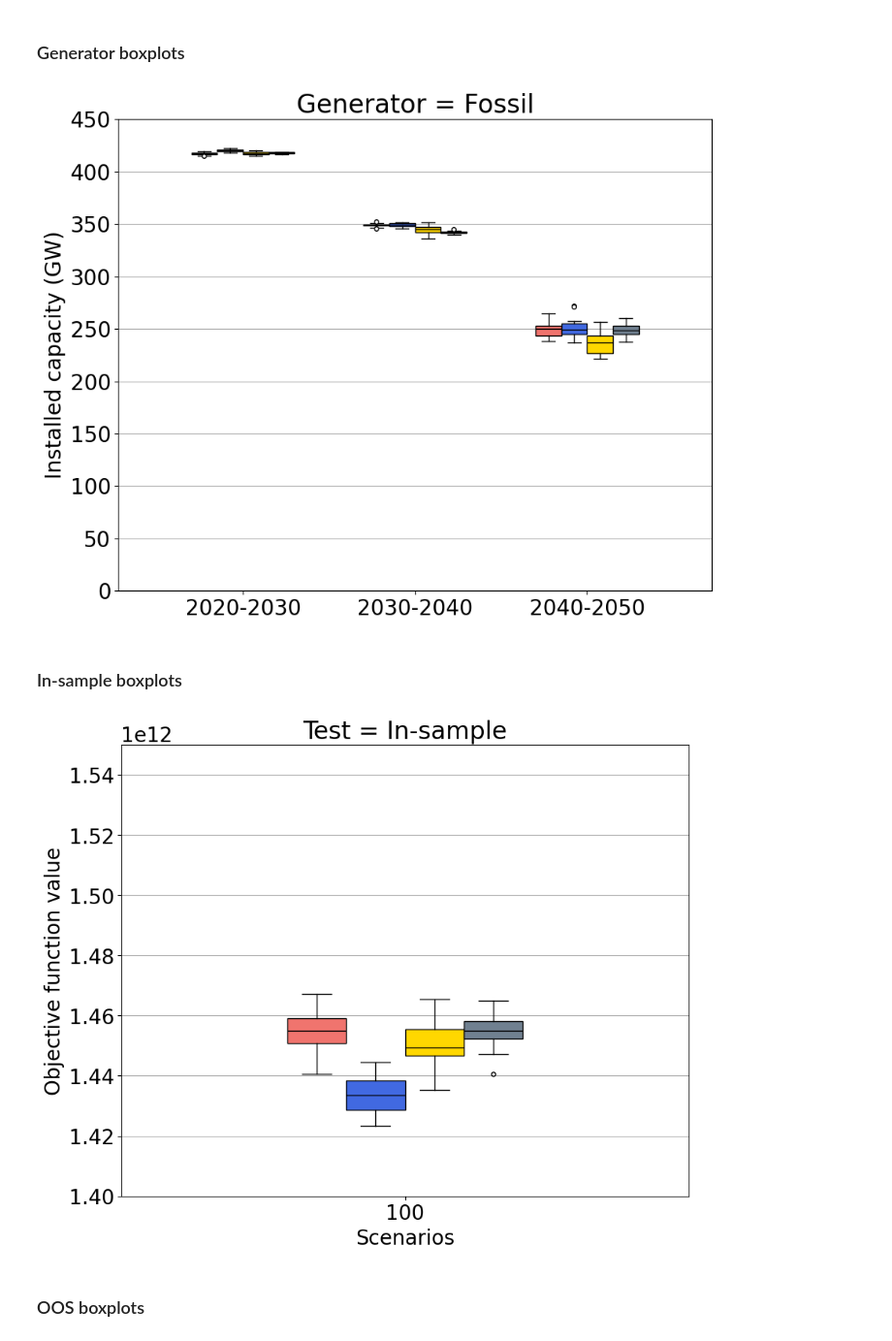
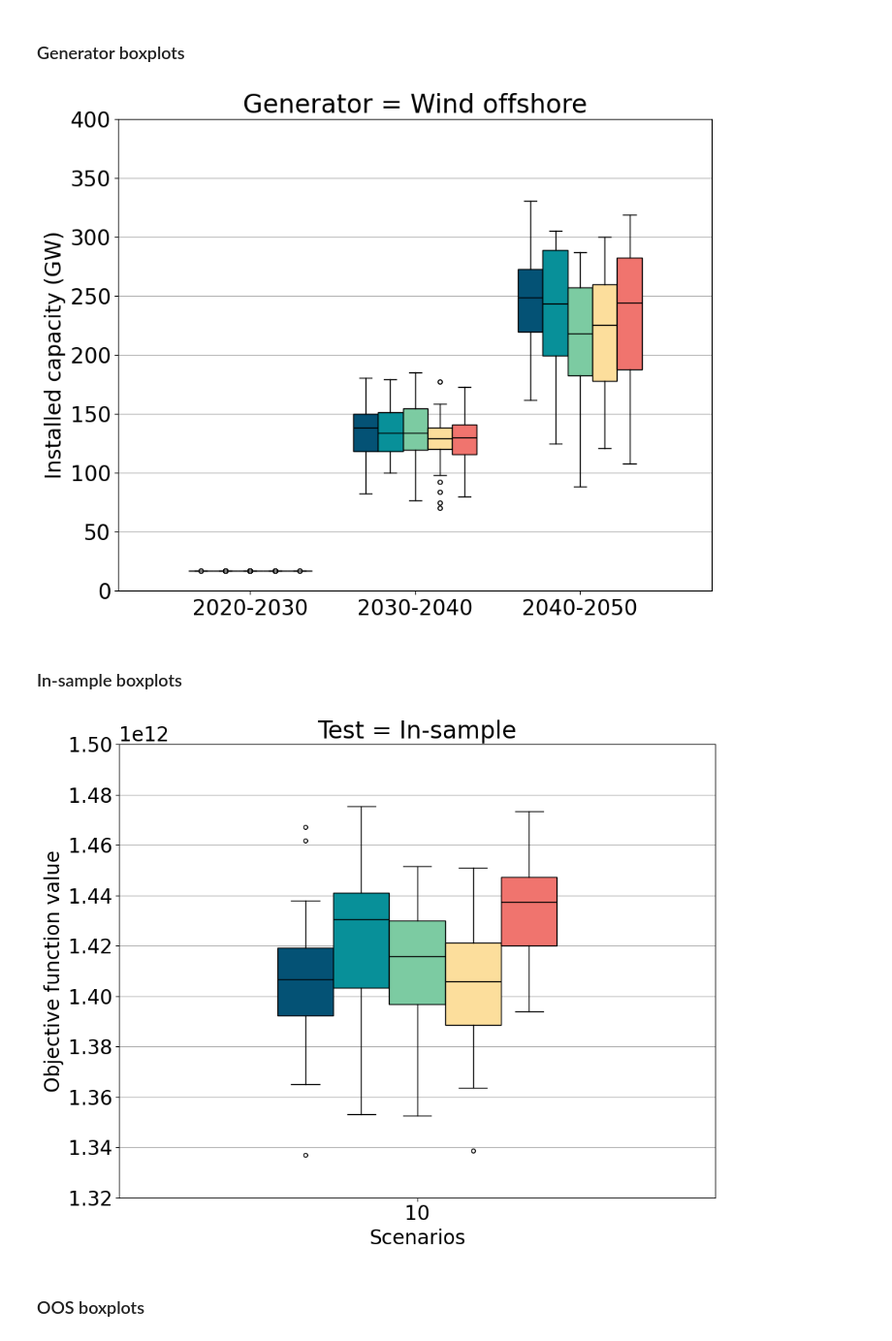
Before and after one commit to iverlg/masteroppgave, a Jupyter notebook: is_and_oos_analysis.ipynb, the cells around one changed output. Shown: that part at 97% size. Drawn from its saved outputs; the diff is of its cells as text; code cells hidden in the pictures.

Commit message:
fix boxplots

```diff
--- a/is_and_oos_analysis.ipynb
+++ b/is_and_oos_analysis.ipynb
@@ -5,10 +5,10 @@ import matplotlib.patches as mpatches
 import matplotlib.pyplot as plt
 import pandas as pd
 
-#methods = ["basic", "moment20", "filter10", "copula20", "copula-filter10", "copula-filter-wind10", "copula-filter-solar10", "copula-filter-combo10"]
+methods = ["basic", "moment20", "filter10", "copula20", "copula-filter10", "copula-filter-wind10", "copula-filter-solar10", "copula-filter-combo10"]
 #num_scenarios = [10, 50, 100]
 #methods = ["copula-filter10", "copula-filter100", "copula-filter-wind10", "copula-filter-solar10", "copula-filter-combo10"]
-methods = ["copula-filter5", "copula-filter10", "copula-filter25", "copula-filter100"]
+#methods = ["copula-filter5", "copula-filter10", "copula-filter25", "copula-filter100"]
 num_scenarios = [100]
 
 final_rows = []
@@ -46,10 +50,10 @@ result_df
 # %% [markdown]
 ### OOS
 # %%
-#methods = ["basic", "moment20", "filter10", "copula20", "copula-filter10", "copula-filter-wind10", "copula-filter-solar10", "copula-filter-combo10"]
+methods = ["basic", "moment20", "filter10", "copula20", "copula-filter10", "copula-filter-wind10", "copula-filter-solar10", "copula-filter-combo10"]
 #num_scenarios = [10, 50, 100]
 
-methods = ["copula-filter5", "copula-filter10", "copula-filter25", "copula-filter100"]
+#methods = ["copula-filter5", "copula-filter10", "copula-filter25", "copula-filter100"]
 num_scenarios = [100]
 
 
@@ -152,14 +160,14 @@ FOSSIL_TYPES = ['Liginite existing',
 # Remove whitespace from strings in the list
 FOSSIL_TYPES = [fossil.replace(" ", "") for fossil in FOSSIL_TYPES]
 
-FOSSIL = True
+FOSSIL = False
 
-genType = 'Bio'
+genType = 'Windoffshore'
 #methods = ["copula-filter5", "copula-filter10", "copula-filter25", "copula-filter100"]
-#methods = ["basic", "moment20", "filter10", "copula20", "copula-filter10"]
-methods = ["copula-filter10", "copula-filter-wind10", "copula-filter-solar10", "copula-filter-combo10"]
+methods = ["basic", "moment20", "filter10", "copula20", "copula-filter10"]
+#methods = ["copula-filter10", "copula-filter-wind10", "copula-filter-solar10", "copula-filter-combo10"]
 
-num_scenarios = 100
+num_scenarios = 10
 
 def get_dataframes(methods, num_scenarios):
     dataframes = []
@@ -207,33 +215,33 @@ flierprops = dict(marker='o', markerfacecolor='white', markersize=4)
 
 # Create boxplots for each method and period
 for i, data in enumerate(all_aggregated_data):
-    plt.boxplot(data, positions=[pos + i*0.15 - 0.225 for pos in positions], widths=0.15, patch_artist=True, boxprops=dict(facecolor=COPULA_CONFIGS_TO_COLOR_AND_TEXT[methods[i]][1]), medianprops=medianlineprops, flierprops=flierprops)
+    plt.boxplot(data, positions=[pos + i*0.15 - 0.3 for pos in positions], widths=0.15, patch_artist=True, boxprops=dict(facecolor=SGR_TO_COLOR_AND_TEXT[methods[i]][1]), medianprops=medianlineprops, flierprops=flierprops)
 
 # Add labels and title
 plt.ylabel('Installed capacity (GW)')
 plt.title(f'Generator = {'Fossil' if FOSSIL else GENERATOR_TO_TEXT[genType]}')
-plt.ylim(0, 450)
+plt.ylim(0, 400)
 plt.grid(axis="y")
 
 # Customize x-axis labels
 plt.xticks(range(1, 4), ['2020-2030', '2030-2040', '2040-2050'])
 
 # Create custom legend for different groups (methods)
-legend_handles = [mpatches.Patch(color=COPULA_CONFIGS_TO_COLOR_AND_TEXT[methods[i]][1], label=COPULA_CONFIGS_TO_COLOR_AND_TEXT[methods[i]][0]) for i in range(len(methods))]
+legend_handles = [mpatches.Patch(color=SGR_TO_COLOR_AND_TEXT[methods[i]][1], label=SGR_TO_COLOR_AND_TEXT[methods[i]][0]) for i in range(len(methods))]
 #plt.legend(handles=legend_handles)
 
 # Show/save the plot
-plt.savefig(f"Boxplots/CopulaConfigs-{'Fossil' if FOSSIL else genType}-{num_scenarios}-lockedAxis", bbox_inches="tight")
+plt.savefig(f"Boxplots/{'Fossil' if FOSSIL else genType}-{num_scenarios}-lockedAxis", bbox_inches="tight")
 plt.show()
 # %% [output]
-[figure, old version]
+[figure, new version]
 # %% [markdown]
 ### In-sample boxplots
 # %%
-#methods = ["basic", "moment20", "filter10", "copula20", "copula-filter10"]
-methods = ["copula-filter10", "copula-filter-wind10", "copula-filter-solar10", "copula-filter-combo10"]
+methods = ["basic", "moment20", "filter10", "copula20", "copula-filter10"]
+#methods = ["copula-filter10", "copula-filter-wind10", "copula-filter-solar10", "copula-filter-combo10"]
 #methods = ["copula-filter5", "copula-filter10", "copula-filter25", "copula-filter100"]
-num_scenarios = [100]
+num_scenarios = [10]
 
 def get_objective_values(methods, num_scenarios):
     objective_values = []
@@ -251,38 +259,39 @@ all_objective_values = get_objective_values(methods, num_scenarios)
 plt.rcParams.update({'font.size': 20})
 fig = plt.figure(figsize=(10, 8))
 
 # Define positions for each boxplot
 positions = [i for i in range(1, len(num_scenarios) + 1)]
 
 # Define properties for the median lines
 medianlineprops = dict(color='black', linewidth=1)
 
 # Define properties for the outlier marks
 flierprops = dict(marker='o', markerfacecolor='white', markersize=4)
 
 # Create boxplots for each method and period
 for i, data in enumerate(all_objective_values):
-    plt.boxplot(data, positions=[pos + i*0.15 - 0.225 for pos in positions], widths=0.15, patch_artist=True, boxprops=dict(facecolor=COPULA_CONFIGS_TO_COLOR_AND_TEXT[methods[i]][1]), medianprops=medianlineprops, flierprops=flierprops)
+    plt.boxplot(data, positions=[pos + i*0.15 - 0.3 for pos in positions], widths=0.15, patch_artist=True, boxprops=dict(facecolor=SGR_TO_COLOR_AND_TEXT[methods[i]][1]), medianprops=medianlineprops, flierprops=flierprops)
 
 # Add labels and title
 plt.xlabel("Scenarios")
 plt.ylabel('Objective function value')
 plt.title(f'Test = In-sample')
-plt.ylim(1.4*10**12, 1.55*10**12)
+plt.ylim(1.32*10**12, 1.5*10**12)
 plt.grid(axis="y")
 
 # Customize x-axis labels
 plt.xticks(range(1, len(num_scenarios) + 1), [ns for ns in num_scenarios])
 
 # Create custom legend for different groups (methods)
-legend_handles = [mpatches.Patch(color=COPULA_CONFIGS_TO_COLOR_AND_TEXT[methods[i]][1], label=COPULA_CONFIGS_TO_COLOR_AND_TEXT[methods[i]][0]) for i in range(len(methods))]
+legend_handles = [mpatches.Patch(color=SGR_TO_COLOR_AND_TEXT[methods[i]][1], label=SGR_TO_COLOR_AND_TEXT[methods[i]][0]) for i in range(len(methods))]
 #plt.legend(handles=legend_handles)
 
 # Show/save the plot
-plt.savefig(f"Boxplots/CopulaConfigs-In-sample-{num_scenarios}", bbox_inches="tight")
+plt.tight_layout(rect=[0, 0, 1, 1])  # Adjust the layout to make consistent across plots
+plt.savefig(f"Boxplots/In-sample-{num_scenarios}", bbox_inches="tight")
 plt.show()
 # %% [output]
-[figure, old version]
+[figure, new version]
 # %% [markdown]
 ### OOS boxplots
 # %%
```
Also changed, not shown: parts of 4 cells of this notebook, 21 other files.
